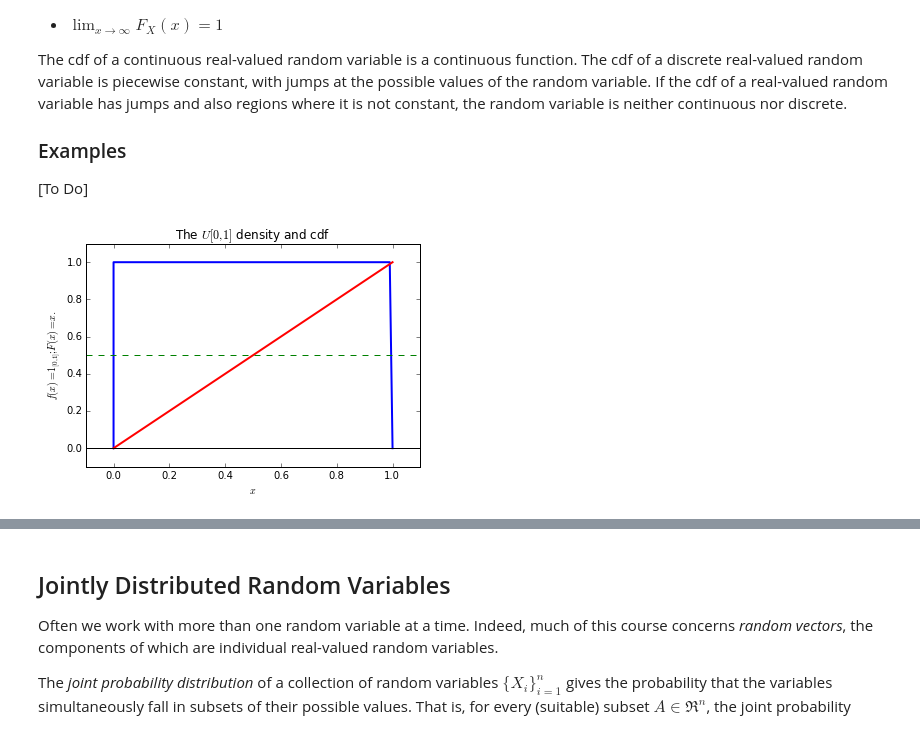
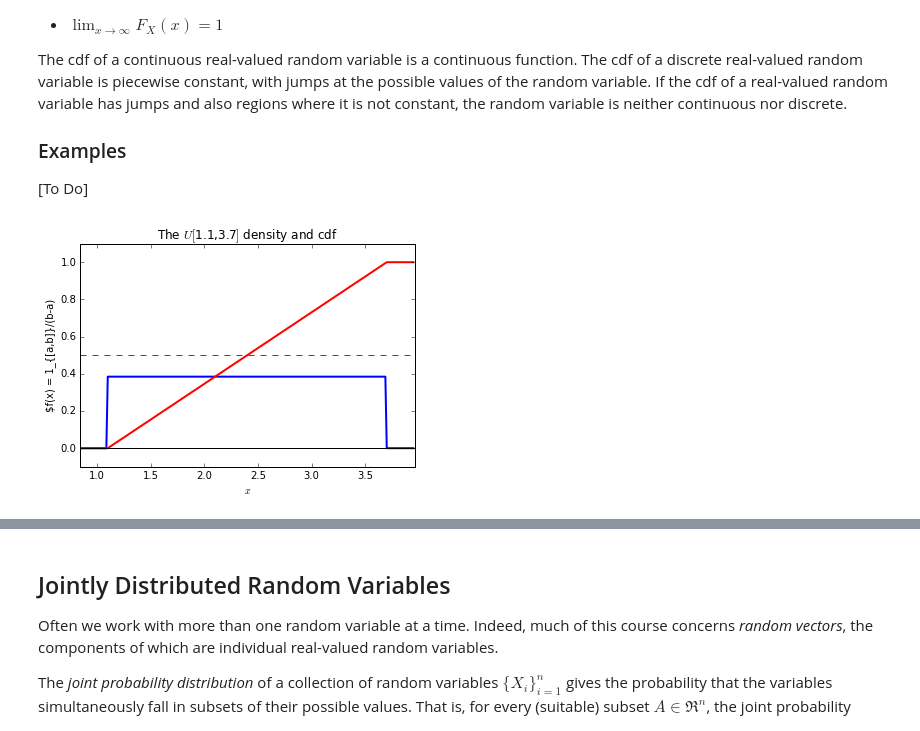
Before and after one commit to pbstark/PhysEng, a Jupyter notebook: rv.ipynb, the cells around one changed output, grey strips where cells are left out. Drawn from its saved outputs; the diff is of its cells as text; code cells hidden in the pictures.

```diff
--- a/rv.ipynb
+++ b/rv.ipynb
@@ -152,24 +152,33 @@ import matplotlib.pyplot as plt
 # %%
 # Examples of densities and cdfs
 
 # U[0,1]
-x = np.arange(-.2, 1.2, 0.01)
-y = np.ones(len(x))
-y[x<0] = 0
-y[x>1] = 0
-Y = x   # uniform CDF is linear
-Y[x<0] = 0
-Y[x >= 1] = 1
-plt.plot(x,y,'b-',x,Y,'r-',linewidth=2)
-plt.plot((-.1, 1.1), (0.5, 0.5), 'g--')  # horizontal line at 0.5
-plt.plot((-.1, 1.1), (0, 0), 'k-')  # horizontal line at 0
-plt.xlabel('$x$')  # axis labels. Can use LaTeX math markup
-plt.ylabel(r'$f(x) = 1_{[0,1]}; F(x) = x$.')
-plt.axis([-0.1,1.1,-0.1,1.1])  # axis limits
-plt.title('The $U[0,1]$ density and cdf')
-plt.show()
+def pltUnif(a,b):
+    ffac = 0.1
+    s = b-a
+    fudge = ffac*s
+    x = np.arange(a-fudge, b+fudge, s/200)
+    y = np.ones(len(x))/s
+    y[x<a] = np.zeros(np.sum(x < a))   # zero for x < a
+    y[x>b] = np.zeros(np.sum(x > b))   # zero for x > b
+    Y = (x-a)/s   # uniform CDF is linear
+    Y[x<a] = np.zeros(np.sum(x < a))
+    Y[x >= b] = np.ones(np.sum(x >= b))
+    plt.plot(x,y,'b-',x,Y,'r-',linewidth=2)
+    plt.plot((a-fudge, b+fudge), (0.5, 0.5), 'g--')  # horizontal green dashed line at 0.5
+    plt.plot((a-fudge, b+fudge), (0, 0), 'k-')  # horizontal black line at 0
+    plt.xlabel('$x$')  # axis labels. Can use LaTeX math markup
+    plt.ylabel(r'$f(x) = 1_{[a,b]}/(b-a)')
+    plt.axis([a-fudge,b+fudge,-0.1,(1+ffac)*max(1, 1/s)])  # axis limits
+    plt.title('The $U[$' + str(a) + ',' + str(b) + '$]$ density and cdf')
+    plt.show()
+
+interactive(pltUnif, \
+            a=FloatSliderWidget(min = -5, max = 4.9, step = 0.05, value = -1), \
+            b=FloatSliderWidget(min = -4.9, max = 5, step = 0.05, value = 1)\
+            )
 # %% [output]
-[figure, old version]
+[figure, new version]
 # %%
 # Exponential(lambda)
 
```
Also changed, not shown: parts of 9 cells of this notebook, 7 other files.
